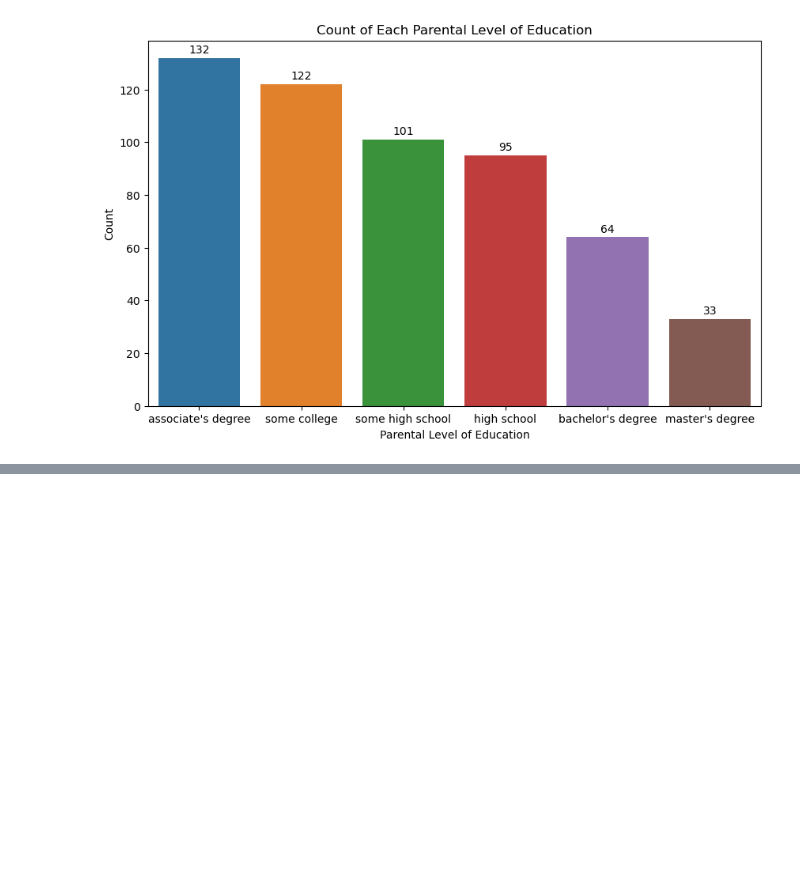
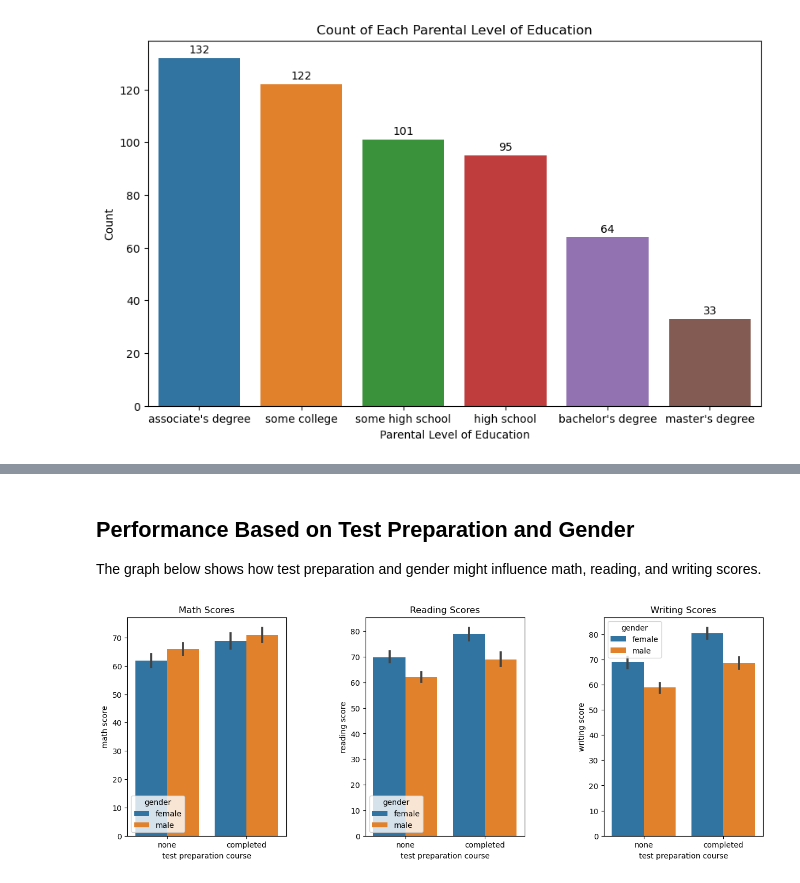
Before and after one commit to BHARATH7654/Interactive-Data, a Jupyter notebook: Student Performance.ipynb, the cells around one changed output, grey strips where cells are left out. Cells and saved outputs as stored; diff of their text form; code cells hidden in the pictures; blank space fills up the shorter version.

```diff
--- a/Student Performance.ipynb
+++ b/Student Performance.ipynb
@@ -80,0 +254,20 @@ plt.show()
+# %% [markdown]
+## Performance Based on Test Preparation and Gender
+
+The graph below shows how test preparation and gender might influence math, reading, and writing scores.
+# %%
+plt.figure(figsize=(15,5))
+plt.subplots_adjust(left=0.125, bottom=0.1, right=0.9, top=0.9,
+                      wspace=0.5, hspace=0.2)
+plt.subplot(131)
+plt.title('Math Scores')
+sns.barplot(hue="gender", y="math score", x="test preparation course", data=df)
+plt.subplot(132)
+plt.title('Reading Scores')
+sns.barplot(hue="gender", y="reading score", x="test preparation course", data=df)
+plt.subplot(133)
+plt.title('Writing Scores')
+sns.barplot(hue="gender", y="writing score", x="test preparation course", data=df)
+plt.show()
+# %% [output]
+[figure, added]
```
Also changed, not shown: parts of 12 cells of this notebook.
